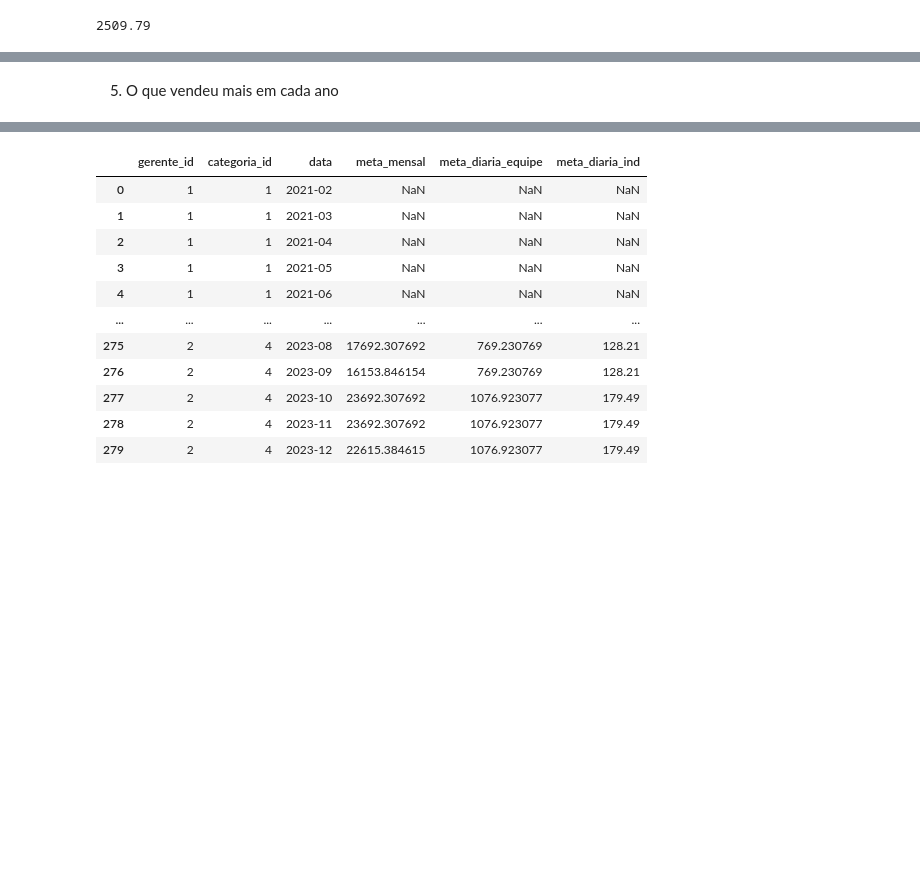
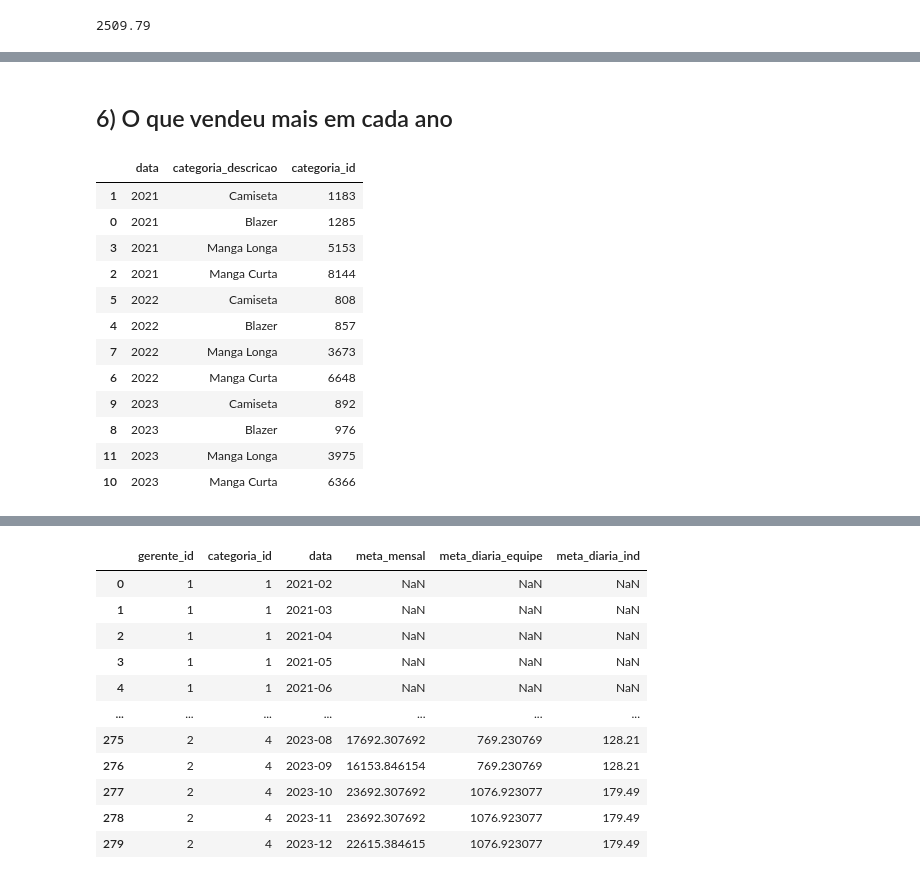
Before and after one commit to Clarice-Satiko-Aoto/b2b-analyis, a Jupyter notebook: B2B_EDA.ipynb, the cells around one changed output, grey strips where cells are left out. Cells and saved outputs as stored; diff of their text form; code cells hidden in the pictures; blank space fills up the shorter version.

```diff
--- a/B2B_EDA.ipynb
+++ b/B2B_EDA.ipynb
@@ -76,3 +105,3 @@ df_hist.data.min(), df_hist.data.max()
 # %%
-df_hist['ano_mes'] = df_hist['data'].dt.to_period('M')
+df_hist['ano_mes'] = df_hist['data'].dt.to_period('M').astype(str)
 # %% [markdown]
@@ -111,2 +248,24 @@ ticket_medio
 # %% [markdown]
-5) O que vendeu mais em cada ano
+## 6) O que vendeu mais em cada ano
+# %%
+vendas_anual = (df_hist
+                .groupby([df_hist['data'].dt.to_period('Y'),'categoria_descricao'])['categoria_id'].count()
+                .reset_index()
+                .sort_values(['data', 'categoria_id'], ascending=True) )
+
+vendas_anual['data'] = vendas_anual['data'].astype(str)
+vendas_anual
+# %% [output]
+|  | data | categoria_descricao | categoria_id |
+| 1 | 2021 | Camiseta | 1183 |
+| 0 | 2021 | Blazer | 1285 |
+| 3 | 2021 | Manga Longa | 5153 |
+| 2 | 2021 | Manga Curta | 8144 |
+| 5 | 2022 | Camiseta | 808 |
+| 4 | 2022 | Blazer | 857 |
+| 7 | 2022 | Manga Longa | 3673 |
+| 6 | 2022 | Manga Curta | 6648 |
+| 9 | 2023 | Camiseta | 892 |
+| 8 | 2023 | Blazer | 976 |
+| 11 | 2023 | Manga Longa | 3975 |
+| 10 | 2023 | Manga Curta | 6366 |
```
Also changed, not shown: parts of 29 cells of this notebook.
